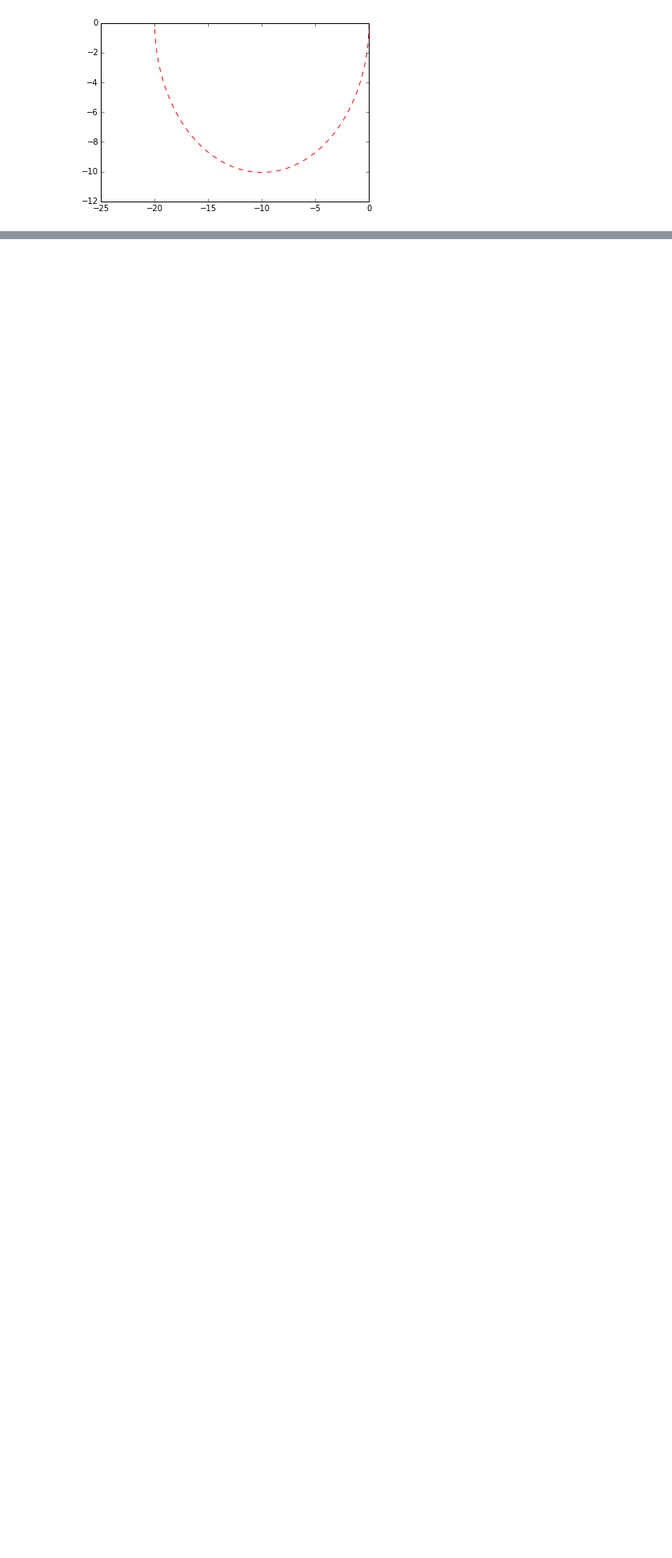
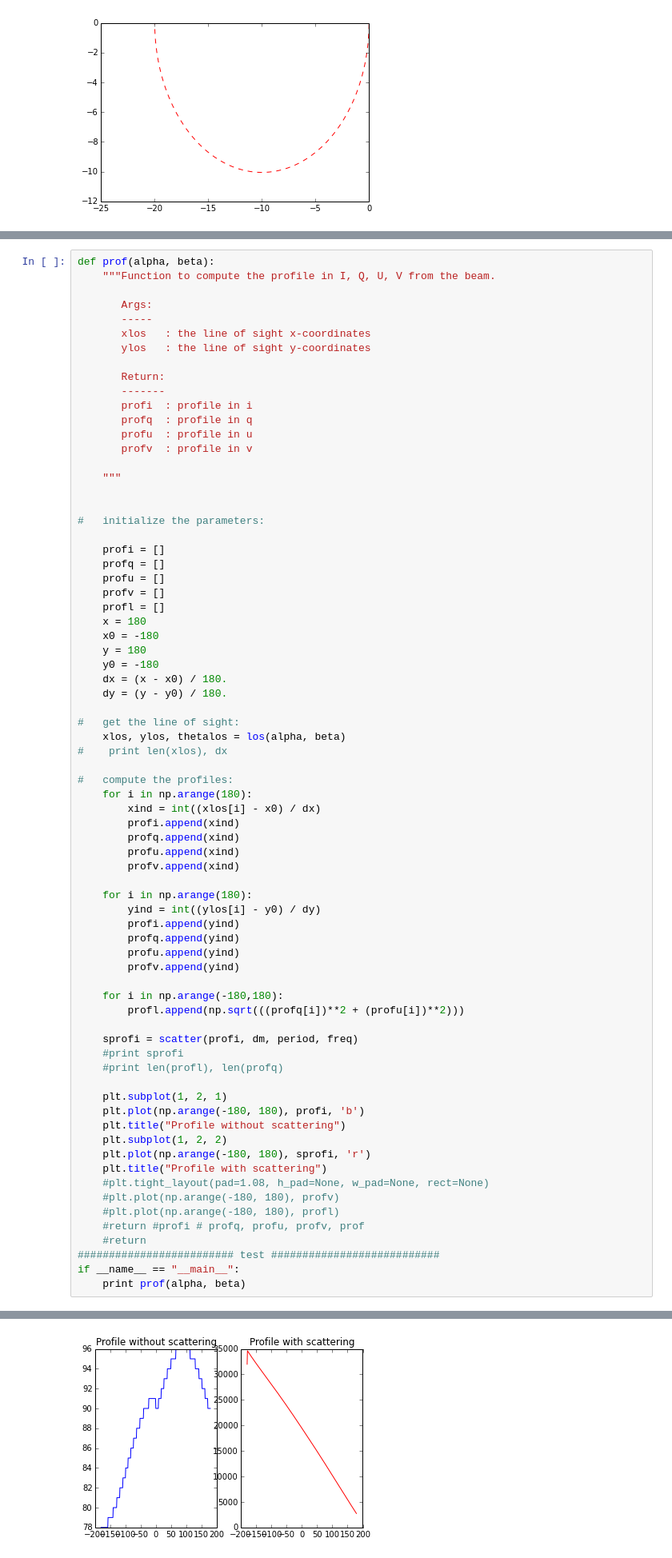
Before and after one commit to Isabella-Dineo/beam_py, a Jupyter notebook: patchbeam_main.ipynb, the cells around one changed output, grey strips where cells are left out. Shown at 80% size. Drawn from its saved outputs; the diff is of its cells as text; blank space fills up the shorter version.

```diff
--- a/patchbeam_main.ipynb
+++ b/patchbeam_main.ipynb
@@ -486,0 +414,74 @@ if __name__ == "__main__":
+# %%
+def prof(alpha, beta):
+    """Function to compute the profile in I, Q, U, V from the beam.
+
+       Args:
+       -----
+       xlos   : the line of sight x-coordinates
+       ylos   : the line of sight y-coordinates
+
+       Return:
+       -------
+       profi  : profile in i
+       profq  : profile in q
+       profu  : profile in u
+       profv  : profile in v
+
+    """
+
+
+#   initialize the parameters:
+
+    profi = []
+    profq = []
+    profu = []
+    profv = []
+    profl = []
+    x = 180
+    x0 = -180
+    y = 180
+    y0 = -180
+    dx = (x - x0) / 180.
+    dy = (y - y0) / 180.
+
+#   get the line of sight:
+    xlos, ylos, thetalos = los(alpha, beta)
+#    print len(xlos), dx
+
+#   compute the profiles:
+    for i in np.arange(180):
+        xind = int((xlos[i] - x0) / dx)
+        profi.append(xind)
+        profq.append(xind)
+        profu.append(xind)
+        profv.append(xind)
+
+    for i in np.arange(180):
+        yind = int((ylos[i] - y0) / dy)
+        profi.append(yind)
+        profq.append(yind)
+        profu.append(yind)
+        profv.append(yind)
+
+    for i in np.arange(-180,180):
+        profl.append(np.sqrt(((profq[i])**2 + (profu[i])**2)))
+
+    sprofi = scatter(profi, dm, period, freq)
+    #print sprofi
+    #print len(profl), len(profq)
+
+    plt.subplot(1, 2, 1)
+    plt.plot(np.arange(-180, 180), profi, 'b')
+    plt.title("Profile without scattering")
+    plt.subplot(1, 2, 2)
+    plt.plot(np.arange(-180, 180), sprofi, 'r')
+    plt.title("Profile with scattering")
+    #plt.tight_layout(pad=1.08, h_pad=None, w_pad=None, rect=None)
+    #plt.plot(np.arange(-180, 180), profv)
+    #plt.plot(np.arange(-180, 180), profl)
+    #return #profi # profq, profu, profv, prof
+    #return
+######################### test ###########################
+if __name__ == "__main__":
+    print prof(alpha, beta)
+# %% [output]
@@ -486,0 +490 @@ if __name__ == "__main__":
+[figure, added]
```
Also changed, not shown: parts of 8 cells of this notebook, 3 other files.
